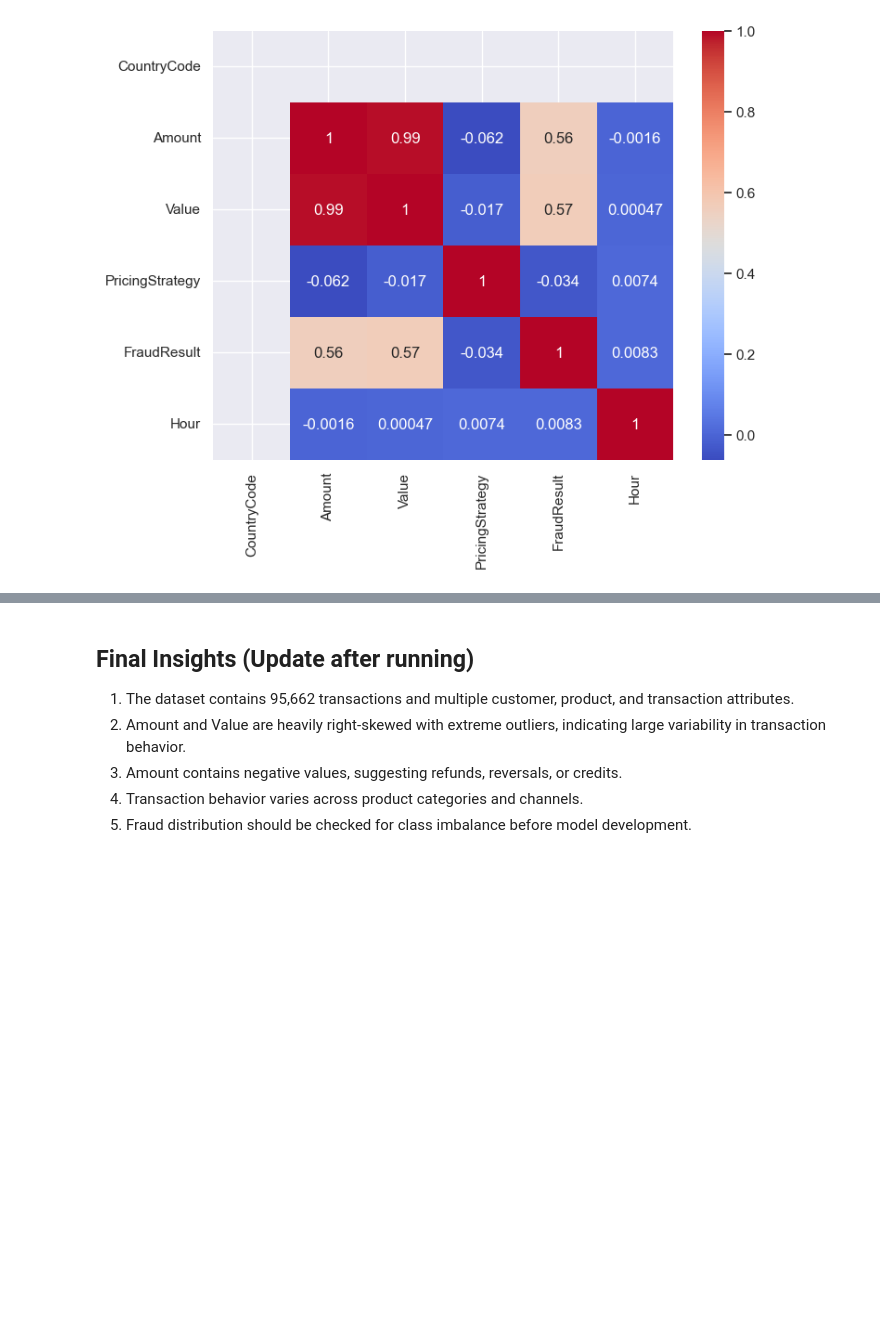
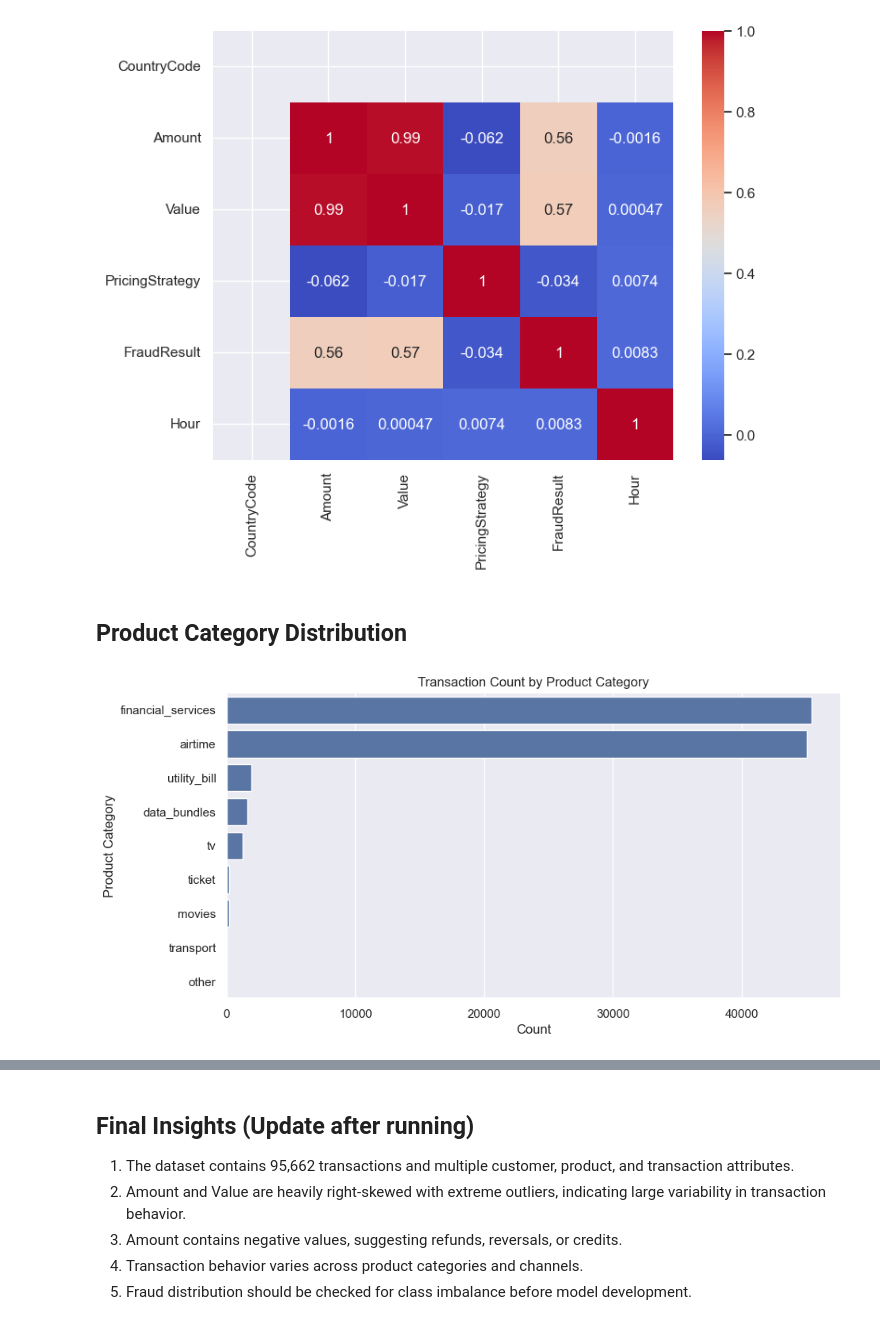
Before and after one commit to BeteLhem401/credit-risk-model, a Jupyter notebook: notebooks/eda.ipynb, the cells around one changed output, grey strips where cells are left out. Saved outputs shown, nothing was run; the diff lists cells and outputs as text; code cells hidden in the pictures; blank space fills up the shorter version.

Commit message:
Add EDA visualizations and distribution analysis

```diff
--- a/notebooks/eda.ipynb
+++ b/notebooks/eda.ipynb
@@ -160,3 +147,20 @@ sns.heatmap(corr, annot=True, cmap="coolwarm")
 plt.show()
 # %% [output]
 [figure]
+# %% [markdown]
+## Product Category Distribution
+# %%
+plt.figure(figsize=(10,5))
+
+sns.countplot(
+    data=df,
+    y="ProductCategory",
+    order=df["ProductCategory"].value_counts().index
+)
+
+plt.title("Transaction Count by Product Category")
+plt.xlabel("Count")
+plt.ylabel("Product Category")
+plt.show()
+# %% [output]
+[figure, added]
```
Also changed, not shown: parts of 6 cells of this notebook.
